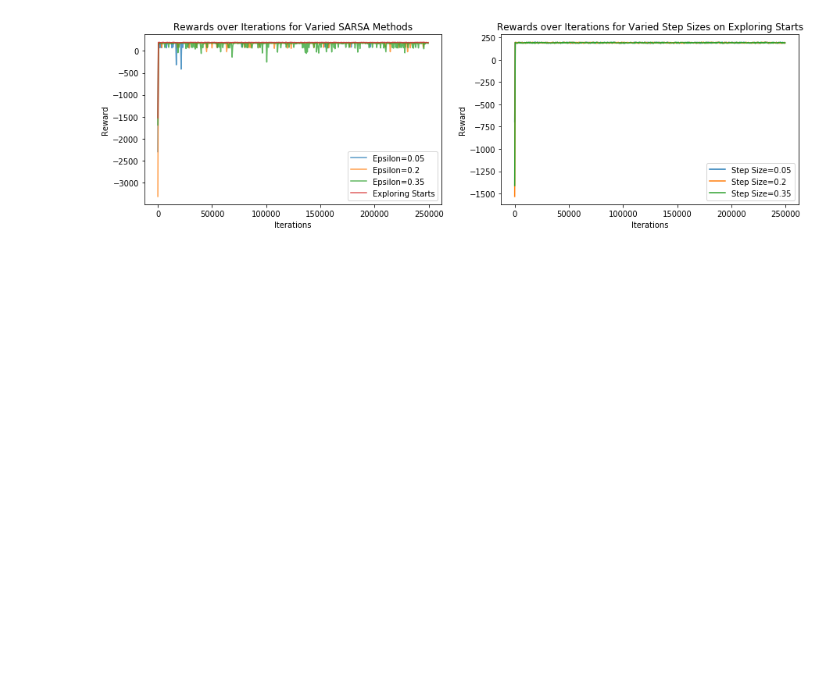
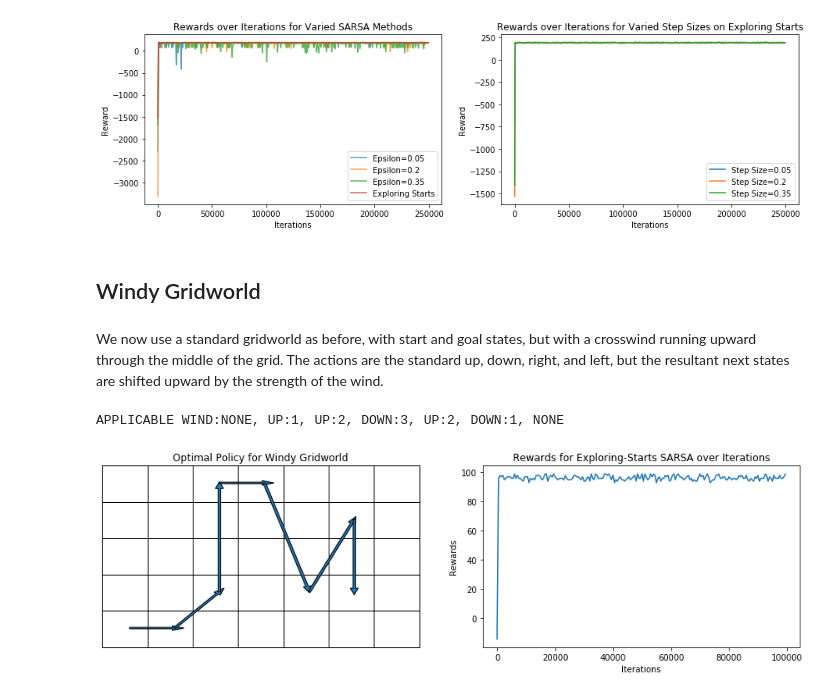
Before and after one commit to navyamehta/optimization-algorithms, a Jupyter notebook: reinforcement-learning-MDP/PART 3 - Temporal Difference Learning.ipynb, the cells around one changed output. Drawn from its saved outputs; the diff is of its cells as text; code cells hidden in the pictures; blank space fills up the shorter version.

Commit message:
Exploring Starts SARSA and Plotting

```diff
--- a/reinforcement-learning-MDP/PART 3 - Temporal Difference Learning.ipynb
+++ b/reinforcement-learning-MDP/PART 3 - Temporal Difference Learning.ipynb
@@ -230,3 +230,7 @@ plt.title("Rewards over Iterations for Varied Step Sizes on Exploring Starts")
 plt.show()
 # %% [output]
 [figure]
+# %% [markdown]
+<h2> Windy Gridworld </h2>
+# %% [markdown]
+We now use a standard gridworld as before, with start and goal states, but with a crosswind running upward through the middle of the grid. The actions are the standard up, down, right, and left, but the resultant next states are shifted upward by the strength of the wind.
@@ -232,0 +269,52 @@ plt.show()
+# %%
+def one_episode_sarsa(stepsize, actdict, pol, boardshape, terminal, wind):
+    state1, action1, reward1, state2 = exploring_starts_starter(boardshape, terminal, wind, pol)
+    totalrwd = reward1
+    while state2!=terminal:
+        action2, reward2, tmpstate = get_move(state2, boardshape, terminal, wind, pol)
+        totalrwd += reward2
+        exploring_starts_updater(actdict, pol, state1, action1, reward1, actdict[state2][action2], stepsize)
+        state1, action1, reward1, state2 = state2, action2, reward2, tmpstate
+    exploring_starts_updater(actdict, pol, state1, action1, reward1, 0, stepsize)
+    return totalrwd
+def sarsa_simulation(stepsize, iterations, boardshape, terminal, wind):
+    actdict = {(r, c):{policy.LEFT:0, policy.RIGHT:0, policy.UP:0, policy.DOWN:0} for r in range(boardshape[0])
+         for c in range(boardshape[1])}
+    pol = {(r, c):{policy.LEFT:0.25, policy.RIGHT:0.25, policy.UP:0.25, policy.DOWN:0.25}
+           for r in range(boardshape[0]) for c in range(boardshape[1])}
+    rewards = np.zeros(iterations)
+    for i in range(iterations):
+        rewards[i] = one_episode_sarsa(stepsize, actdict, pol, boardshape, terminal, wind)
+    return actdict, pol, rewards
+# %%
+boardshape = (5,7)
+colwind = [0, -1, -2, 3, -2, 1, 0]
+start, terminal = (4,0), (3,5)
+actdict, pol, rwd = sarsa_simulation(0.05, 100000, boardshape, terminal, colwind)
+at = np.vectorize(lambda s: "UP:"+str(np.abs(s)) if s<0 else "DOWN:"+str(s) if s>0 else "NONE")(np.array(colwind))
+at = "APPLICABLE WIND:"+", ".join(at)
+print(at)
+plt.figure(figsize=(15,4))
+ax = plt.subplot(1,2,1)
+ax.table(cellText=np.zeros(boardshape, dtype='<U1'), bbox=[0,0,1,1])
+state=start
+while state!=terminal:
+    action = max(actdict[state], key=actdict[state].get)
+    _, _, newstate = get_move(state, boardshape, terminal, colwind, pol,
+                              max(actdict[state], key=actdict[state].get))
+    xlen, ylen = 1/boardshape[1], 1.1/boardshape[0]
+    plt.arrow(xlen*(1.2*state[1]), ylen*(4-1.1*state[0]+0.5), 0.95*(xlen*(1.2*newstate[1])-xlen*(1.2*state[1])),
+                  0.95*(ylen*(4-1.1*newstate[0]+0.5)-ylen*(4-1.1*state[0]+0.5)), width=0.01)
+    state=newstate
+ax.axis("tight")
+ax.axis("off")
+plt.title("Optimal Policy for Windy Gridworld")
+plt.subplot(1,2,2)
+pd.Series(rwd)[::500].plot()
+plt.title("Rewards for Exploring-Starts SARSA over Iterations")
+plt.xlabel("Iterations")
+plt.ylabel("Rewards")
+plt.show()
+# %% [output]
+APPLICABLE WIND:NONE, UP:1, UP:2, DOWN:3, UP:2, DOWN:1, NONE
+[figure, added]
```
Also changed, not shown: parts of 4 cells of this notebook.
